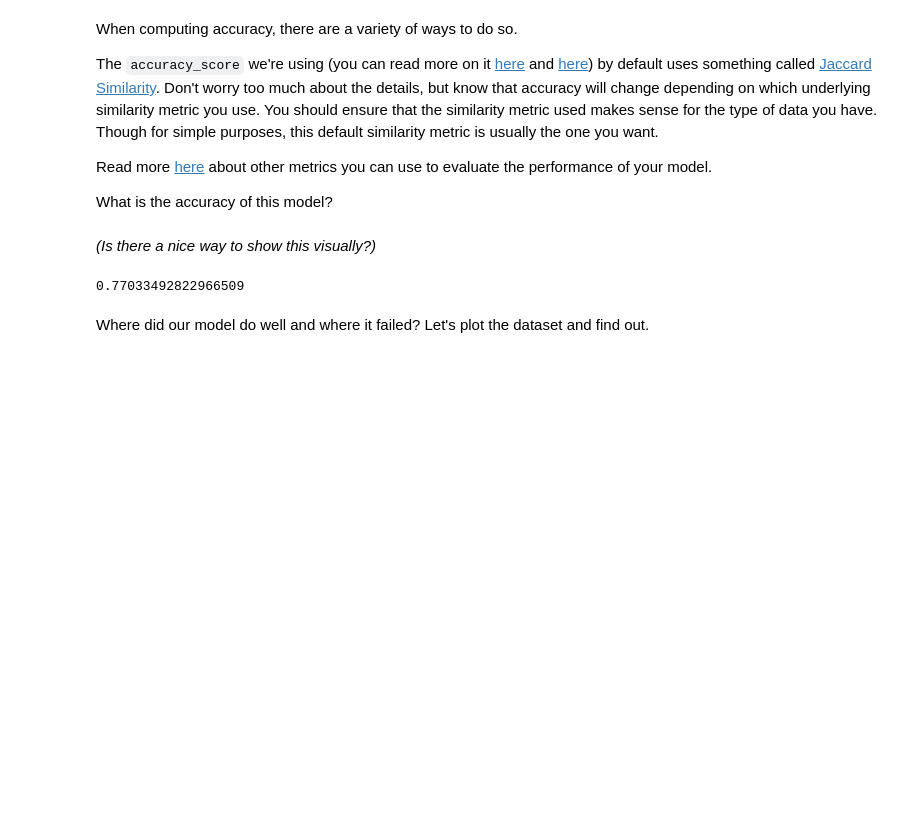
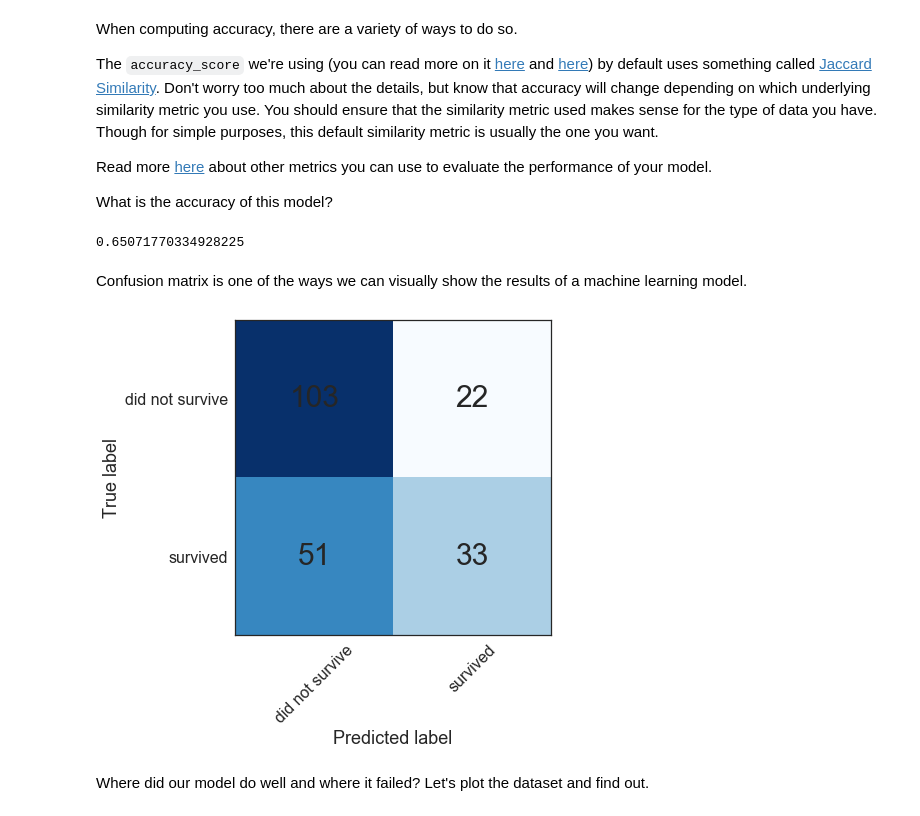
Before and after one commit to marijavlajic/code-university-ml-workshop, a Jupyter notebook: ML Workshop Part 2 - Logistic Regression.ipynb, the cells around one changed output. Cells and saved outputs as stored; diff of their text form; code cells hidden in the pictures; blank space fills up the shorter version.

```diff
--- a/ML Workshop Part 2 - Logistic Regression.ipynb
+++ b/ML Workshop Part 2 - Logistic Regression.ipynb
@@ -3,10 +3,16 @@
 import pandas as pd
 # from sklearn.datasets import load_iris
 from sklearn.model_selection import train_test_split
-from sklearn.metrics import accuracy_score, confusion_matrix
+from sklearn.metrics import accuracy_score, confusion_matrix, precision_recall_fscore_support
 from sklearn.linear_model import LogisticRegression
 import warnings
-# from helper_functions import plot_supervised_model
+from helper_functions import plot_setup, plot_confusion_matrix
+import matplotlib.pyplot as plt
+import numpy as np
+import seaborn as sns
+sns.set_style('white')
+plot_setup()
+warnings.filterwarnings('ignore')
 # %% [markdown]
 In this part, we'll look at Logistic Regression.<br />
 While using Logistic Regression, we'll also explore the effects the number of features, and the relative sizes of training and tests sets have on the model performance.
@@ -46,7 +52,7 @@ model = LogisticRegression()
 # %% [markdown]
 Let's start first with just the first two dimensions as features (sepal length and width) for simplicity. We will see if these two features alone are predictive enough for species.
 # %%
-X_sub = X[['sex']]
+X_sub = X[['pclass']]
 # %% [markdown]
 Separate the data into training and test sets using a 80/20 split.
 # %%
@@ -74,11 +80,15 @@ The `accuracy_score` we're using (you can read more on it [here](http://scikit-l
 Read more [here](http://scikit-learn.org/stable/modules/model_evaluation.html#classification-metrics) about other metrics you can use to evaluate the performance of your model.
 
 What is the accuracy of this model?
-# %% [markdown]
-_(Is there a nice way to show this visually?)_
 # %%
 accuracy_score(y_test, y_pred)
 # %% [output]
-0.77033492822966509
+0.65071770334928225
+# %% [markdown]
+Confusion matrix is one of the ways we can visually show the results of a machine learning model.
+# %%
+plot_confusion_matrix(y_test, y_pred)
+# %% [output]
+[figure, added]
 # %% [markdown]
 Where did our model do well and where it failed? Let's plot the dataset and find out.
```
Also changed, not shown: parts of 9 cells of this notebook.
